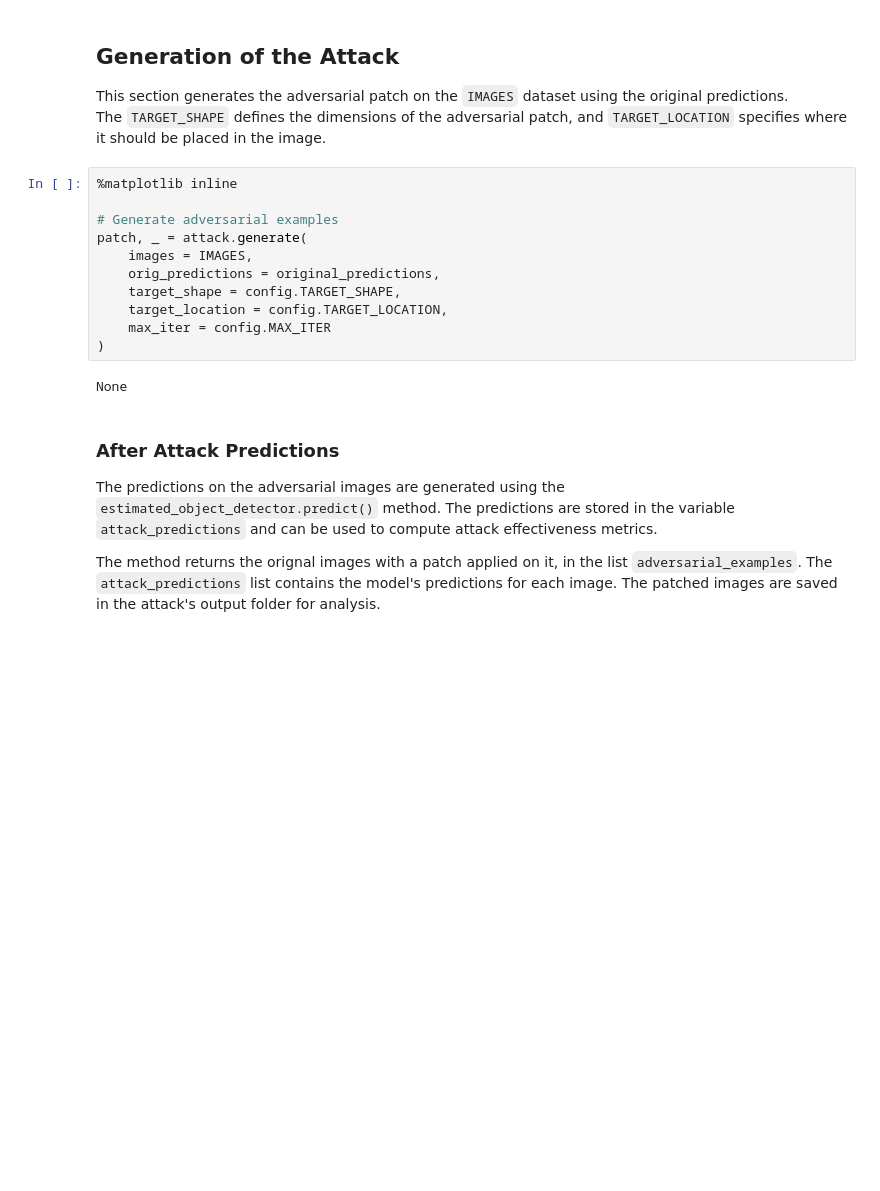
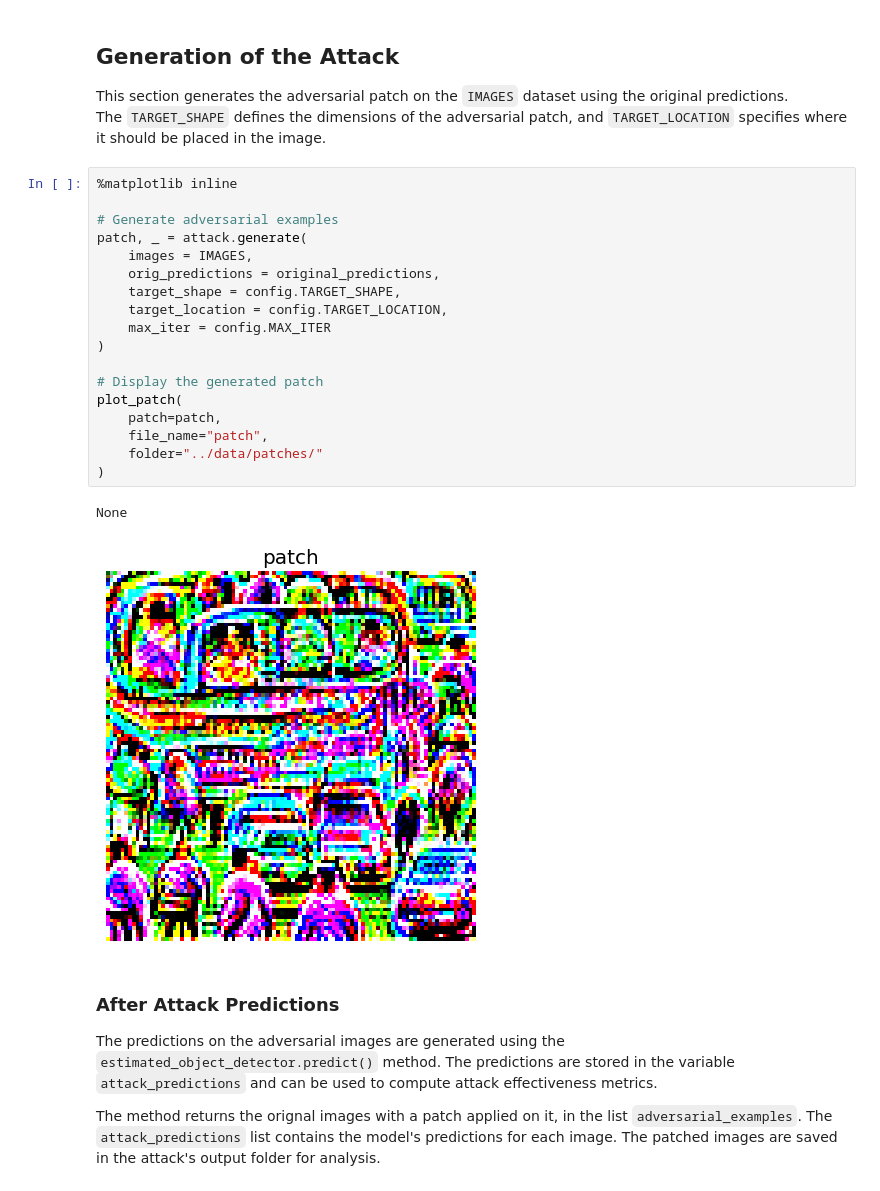
Before and after one commit to Skyld-Labs/Adversarial-Attacks, a Jupyter notebook: src/notebook_white_box_adversarial_patch.ipynb, the cells around one changed output. Drawn from its saved outputs; the diff is of its cells as text; blank space fills up the shorter version.

Commit message:
Display the patch

```diff
--- a/src/notebook_white_box_adversarial_patch.ipynb
+++ b/src/notebook_white_box_adversarial_patch.ipynb
@@ -143,16 +143,24 @@ The `TARGET_SHAPE` defines the dimensions of the adversarial patch, and `TARGET_
 # %%
 %matplotlib inline
 
 # Generate adversarial examples
 patch, _ = attack.generate(
     images = IMAGES,
     orig_predictions = original_predictions,
     target_shape = config.TARGET_SHAPE,
     target_location = config.TARGET_LOCATION,
     max_iter = config.MAX_ITER
 )
+
+# Display the generated patch
+plot_patch(
+    patch=patch,
+    file_name="patch",
+    folder="../data/patches/"
+)
 # %% [output]
 None
+[figure, added]
 # %% [markdown]
 ### After Attack Predictions
 
```
Also changed, not shown: parts of 2 cells of this notebook, 2 other files.
